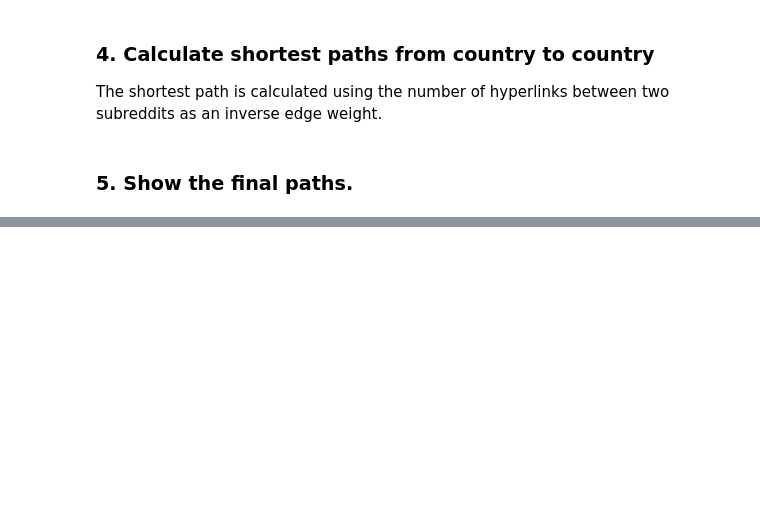
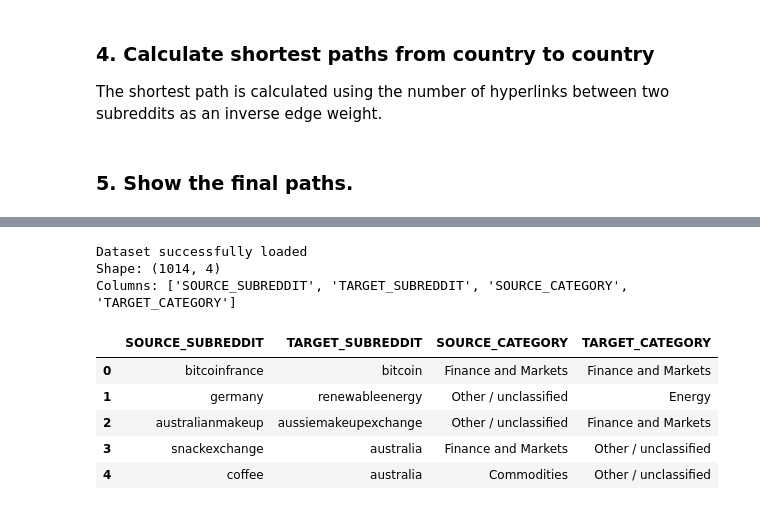
Before and after one commit to Darioliu28/ada-2025-project-djnpsgroup2025, a Jupyter notebook: resultsDario.ipynb, the cells around one changed output, grey strips where cells are left out. Saved outputs shown, nothing was run; the diff lists cells and outputs as text; code cells hidden in the pictures; blank space fills up the shorter version.

```diff
--- a/resultsDario.ipynb
+++ b/resultsDario.ipynb
@@ -1234,0 +1238,18 @@ except Exception as e:
+# %%
+import pandas as pd
+econ_links = pd.read_csv("data/economic_links_with_geo_labeled2.csv")
+
+print("Dataset successfully loaded")
+print("Shape:", econ_links.shape)
+print("Columns:", econ_links.columns.tolist())
+econ_links.head(5)
+# %% [output]
+Dataset successfully loaded
+Shape: (1014, 4)
+Columns: ['SOURCE_SUBREDDIT', 'TARGET_SUBREDDIT', 'SOURCE_CATEGORY', 'TARGET_CATEGORY']
+|  | SOURCE_SUBREDDIT | TARGET_SUBREDDIT | SOURCE_CATEGORY | TARGET_CATEGORY |
+| 0 | bitcoinfrance | bitcoin | Finance and Markets | Finance and Markets |
+| 1 | germany | renewableenergy | Other / unclassified | Energy |
+| 2 | australianmakeup | aussiemakeupexchange | Other / unclassified | Finance and Markets |
+| 3 | snackexchange | australia | Finance and Markets | Other / unclassified |
+| 4 | coffee | australia | Commodities | Other / unclassified |
```
Also changed, not shown: parts of 11 cells of this notebook, 2 other files.
